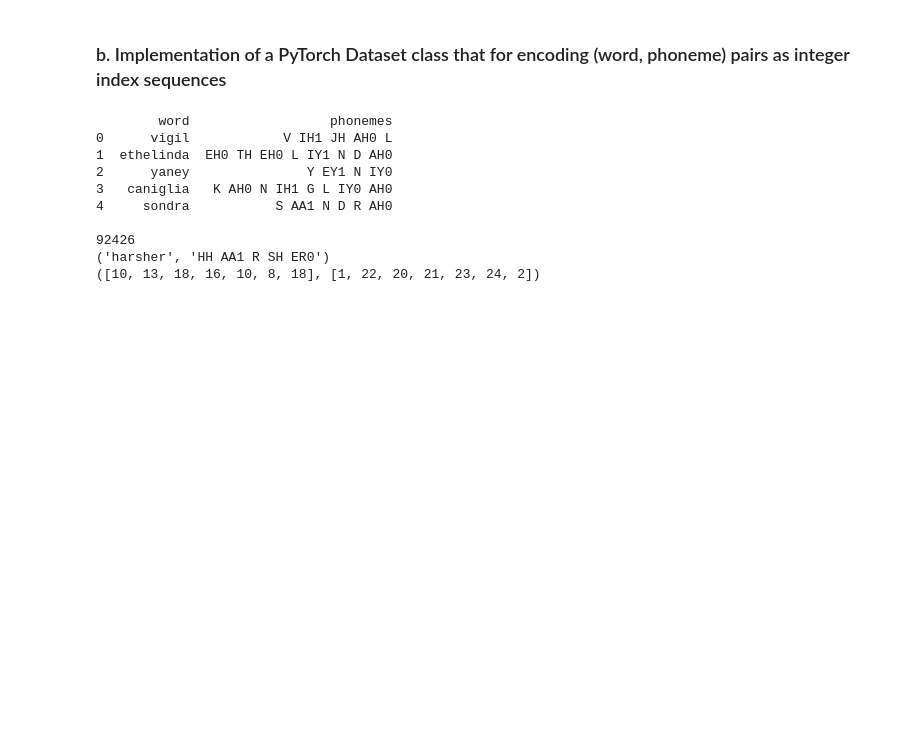
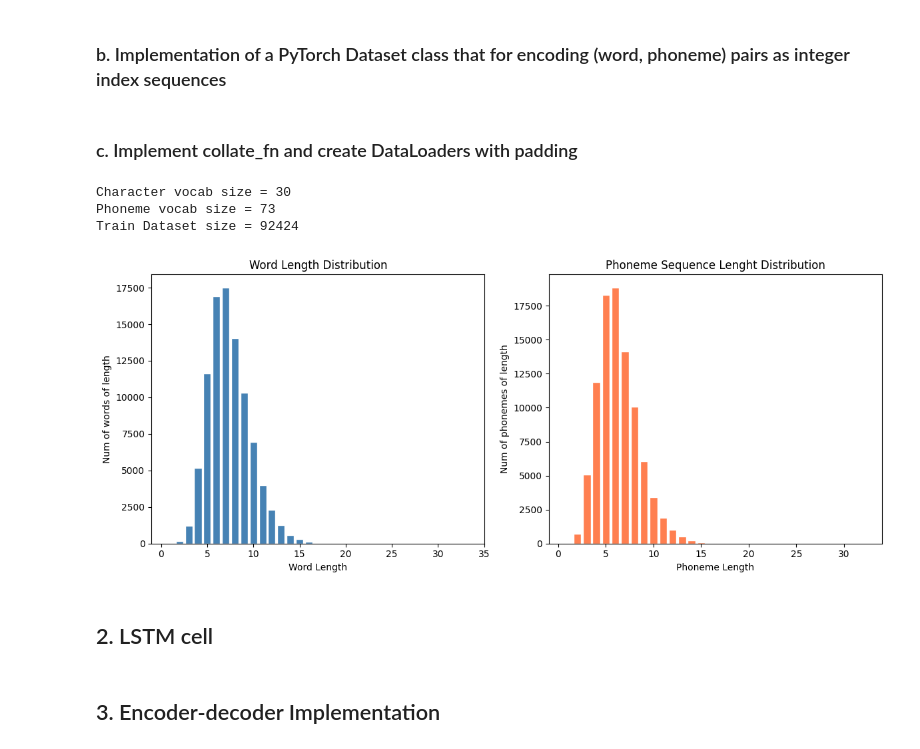
Before and after one commit to traceyomphile/A2, a Jupyter notebook: A2.ipynb, the cells around one changed output. Drawn from its saved outputs; the diff is of its cells as text; code cells hidden in the pictures; blank space fills up the shorter version.

Commit message:
Kaggle Notebook | Grapheme-to-Phoneme Conversion | Version 3

```diff
--- a/A2.ipynb
+++ b/A2.ipynb
@@ -155,3 +178,5 @@ class WPDataset(Dataset):
 
     def _decode_phoneme(self, enc_ph: list[int], inv_ph_vocab: dict[int, str]) -> list[str]:
         return [inv_ph_vocab[enc] for enc in enc_ph]
+# %% [markdown]
+### c. Implement collate_fn and create DataLoaders with padding
@@ -162,31 +224,58 @@ class WPDataset(Dataset):
 TRAIN_FILE_NAME = "g2p_train.csv"
 train_df = read_raw_data(TRAIN_FILE_NAME)
 
-# View train_df
-print(train_df.head(5))
-print()
-
 # Build the vocabs
 chr_vocab = build_vocab(train_df)
 ph_vocab = build_vocab(train_df, char=False, phoneme=True)
 
 # Get the pairs
-train_pairs = list(zip(train_df["word"], train_df["phonemes"]))
+train_pairs = list(zip(train_df["word"].dropna().astype(str), train_df["phonemes"].dropna().astype(str)))
 
 # Define a WPDataset
-wp_dataset = WPDataset(train_pairs, chr_vocab, ph_vocab)
+train_dataset = WPDataset(train_pairs, chr_vocab, ph_vocab)
 
-print(len(wp_dataset))
-print(wp_dataset.pairs[5])
-print((wp_dataset[5]))
+train_dataloader = DataLoader(
+    train_dataset,
+    batch_size=64,
+    shuffle=True,
+    collate_fn=collate_fn,
+    pin_memory=True,
+    num_workers=4
+)
-# %% [output]
-        word                  phonemes
-0      vigil            V IH1 JH AH0 L
-1  ethelinda  EH0 TH EH0 L IY1 N D AH0
-2      yaney               Y EY1 N IY0
-3   caniglia   K AH0 N IH1 G L IY0 AH0
-4     sondra           S AA1 N D R AH0
-
-92426
-('harsher', 'HH AA1 R SH ER0')
-([10, 13, 18, 16, 10, 8, 18], [1, 22, 20, 21, 23, 24, 2])
+# %%
+# Vocabulary & Dataset Sizes
+print(f"Character vocab size = {len(chr_vocab)}")
+print(f"Phoneme vocab size = {len(ph_vocab)}")
+print(f"Train Dataset size = {len(train_dataset)}")
+# %% [output]
+Character vocab size = 30
+Phoneme vocab size = 73
+Train Dataset size = 92424
+# %%
+# Get the lenghts for raw inputs
+wd_len_counts = Counter(len(word) for word, _ in train_dataset.pairs)
+ph_len_counts = Counter(len(ph.split(" ")) for _, ph in train_dataset.pairs)
+
+# Sort by length
+wd_len_counts = dict(sorted(wd_len_counts.items()))
+ph_len_counts = dict(sorted(ph_len_counts.items()))
+
+# Plot the Words and Phonemes Length Distributions
+fig, axes = plt.subplots(1, 2, figsize=(12, 5))
+
+axes[0].bar(wd_len_counts.keys(), wd_len_counts.values(), color="steelblue", edgecolor="white")
+axes[0].set_title("Word Length Distribution")
+axes[0].set_xlabel("Word Length")
+axes[0].set_ylabel("Num of words of length")
+
+axes[1].bar(ph_len_counts.keys(), ph_len_counts.values(), color="coral", edgecolor="white")
+axes[1].set_title("Phoneme Sequence Lenght Distribution")
+axes[1].set_xlabel("Phoneme Length")
+axes[1].set_ylabel("Num of phonemes of length")
+
+plt.tight_layout()
+plt.show()
+# %% [output]
+[figure, added]
+# %% [markdown]
+## 2. LSTM cell
@@ -192,0 +344,2 @@ print((wp_dataset[5]))
+# %% [markdown]
+## 3. Encoder-decoder Implementation
```
Also changed, not shown: parts of 8 cells of this notebook.
